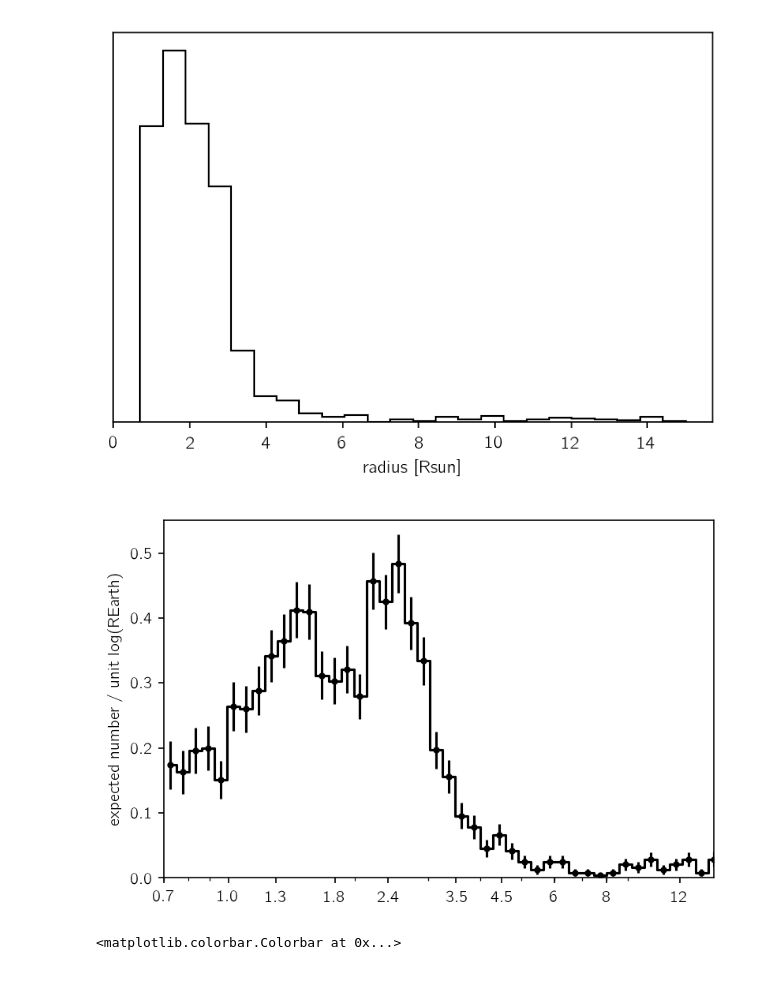
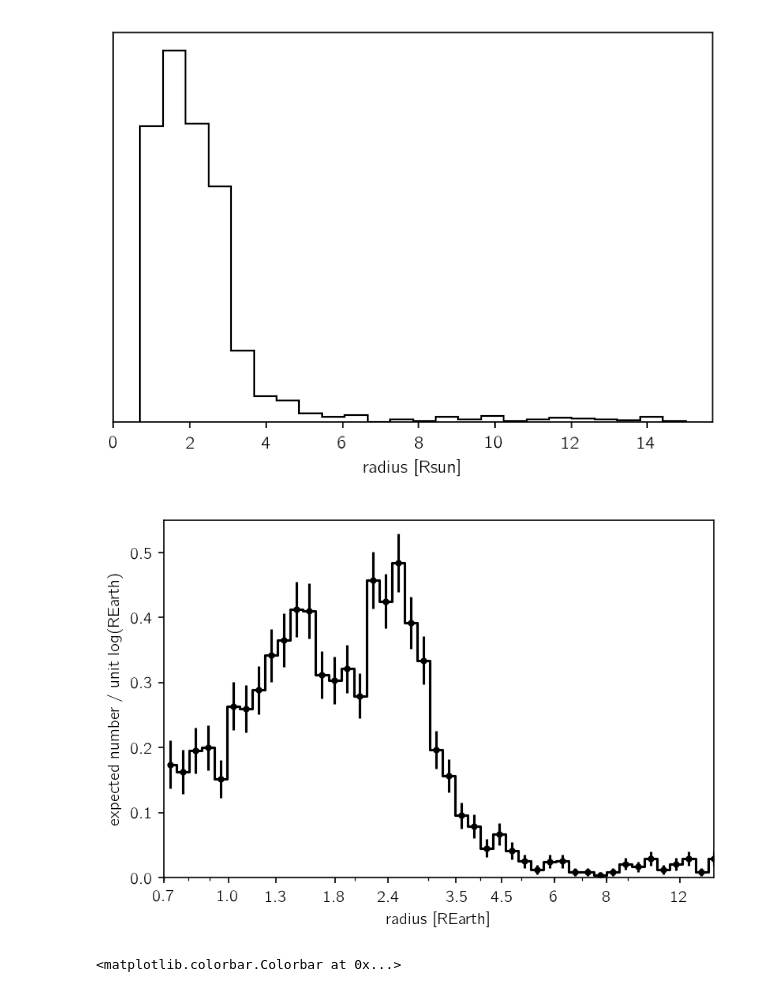
Before and after one commit to dfm/dr25, a Jupyter notebook: simple.ipynb, the cells around one changed output. Saved outputs shown, nothing was run; the diff lists cells and outputs as text; code cells hidden in the pictures.

Commit message:
adding ruth's plot

```diff
--- a/simple.ipynb
+++ b/simple.ipynb
@@ -177,24 +177,25 @@ Q = session.run(pdet_tot, feed_dict=feed)
 # %%
 bins = np.linspace(np.log(min_prad), np.log(max_prad), 45)
 num, _ = np.histogram(np.log(rp), bins, weights=Q)
 denom, _ = np.histogram(np.log(rp), bins)
 n_det, _ = np.histogram(np.log(kois.prad), bins)
 
 area = (bins[1] - bins[0])
 occ = n_det * denom / (num * area) / len(stlr)
 err = occ / np.sqrt(n_det)
 
 x = 0.5*(bins[1:] + bins[:-1])
 plt.errorbar(np.exp(x), occ, yerr=err, fmt=".", color="k")
 plt.step(np.exp(x), occ, where="mid", color="k")
 plt.xscale("log")
 plt.xlim(np.exp(x[0]), np.exp(x[-1]))
 plt.ylim(0, 0.55)
 plt.ylabel("expected number / unit log(REarth)")
+plt.xlabel("radius [REarth]")
 plt.xticks([0.7, 1.0, 1.3, 1.8, 2.4, 3.5, 4.5, 6.0, 8.0, 12.0],
            ["0.7", "1.0", "1.3", "1.8", "2.4", "3.5", "4.5", "6", "8", "12"]);
 # %% [output]
-[figure, old version]
+[figure, new version]
 # %%
 bins = (
     np.linspace(min_period, max_period, 5),
```
Also changed, not shown: 1 other file.
